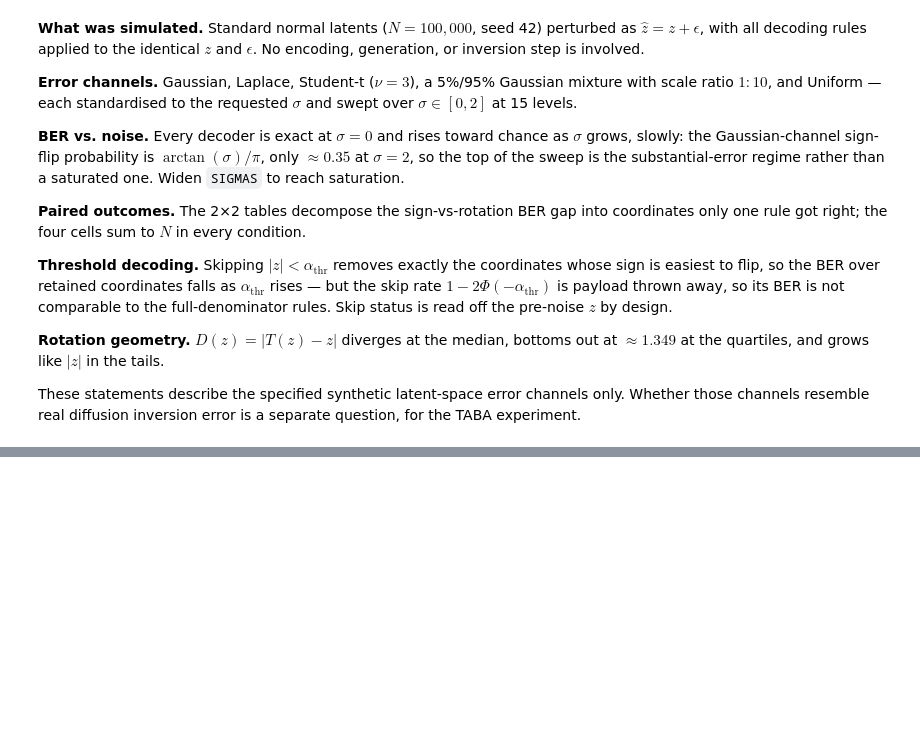
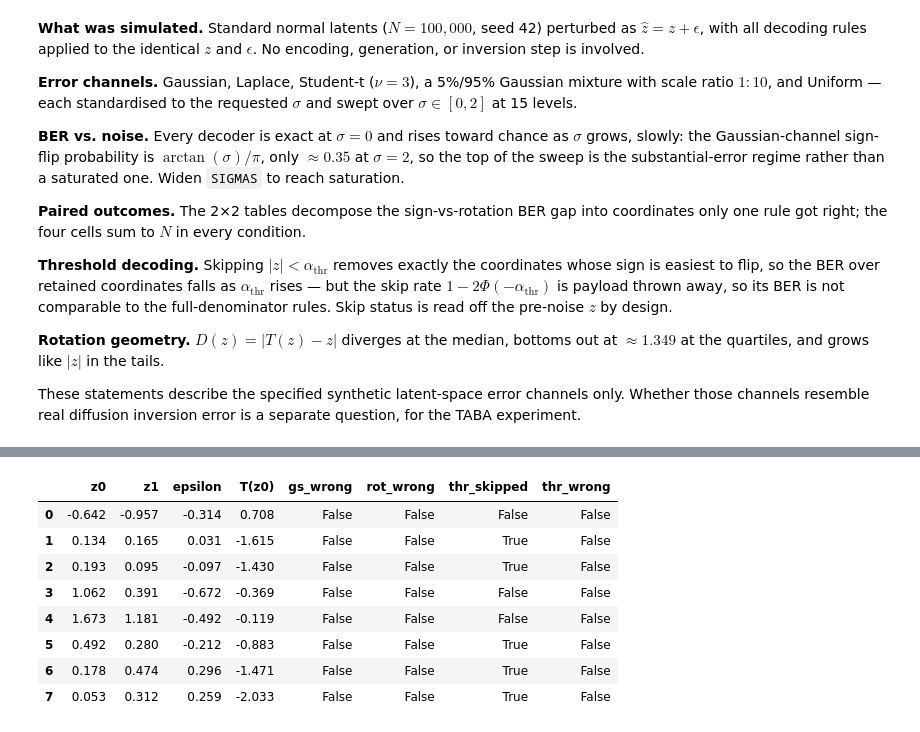
Before and after one commit to samuelcohen1/gaussian_rotation, a Jupyter notebook: gaussian_shading_vs_rotation.ipynb, the cells around one changed output, grey strips where cells are left out. Cells and saved outputs as stored; diff of their text form; code cells hidden in the pictures; blank space fills up the shorter version.

```diff
--- a/gaussian_shading_vs_rotation.ipynb
+++ b/gaussian_shading_vs_rotation.ipynb
@@ -588,0 +616,32 @@ channels resemble real diffusion inversion error is a separate question, for the
+# %%
+T_inv = rotate_latent(z0)
+gs_err = decode_gaussian_shading(z0, z1)
+rot_err = decode_rotation(z0, z1, T_inv)
+encoded, thr_err = decode_threshold(z0, z1)
+thr = threshold_stats(encoded, thr_err, z0.size)
+
+inv_n = z0.size
+inv_summary = pd.DataFrame(
+    {
+        "decoder": ["Gaussian Shading", "rotation", f"threshold (alpha={THR_ALPHA}, encoded only)"],
+        "BER": [gs_err.mean(), rot_err.mean(), thr["thr_ber"]],
+        "errors": [int(gs_err.sum()), int(rot_err.sum()), int(thr_err.sum())],
+        "denominator": [inv_n, inv_n, thr["thr_n_encoded"]],
+    }
+)
+display(inv_summary.round(4))
+print(
+    f"threshold skip rate {thr['thr_skip_rate']:.3f} "
+    f"({thr['thr_n_skipped']} skipped, {thr['thr_n_encoded']} encoded)"
+)
+
+inv_pairs = pd.DataFrame(
+    {
+        "both correct": [100 * np.mean(~gs_err & ~rot_err)],
+        "GS only correct": [100 * np.mean(~gs_err & rot_err)],
+        "rotation only correct": [100 * np.mean(gs_err & ~rot_err)],
+        "both wrong": [100 * np.mean(gs_err & rot_err)],
+    },
+    index=["percent of coordinates"],
+)
+display(inv_pairs.round(2))
@@ -588,0 +700,23 @@ channels resemble real diffusion inversion error is a separate question, for the
+# %%
+show = np.random.default_rng(SEED).choice(z0.size, size=8, replace=False)
+examples = pd.DataFrame({
+    "z0": z0[show],
+    "z1": z1[show],
+    "epsilon": eps_inv[show],
+    "T(z0)": T_inv[show],
+    "gs_wrong": gs_err[show],
+    "rot_wrong": rot_err[show],
+    "thr_skipped": ~encoded[show],
+    "thr_wrong": thr_err[show],
+})
+display(examples.round(3))
+# %% [output]
+|  | z0 | z1 | epsilon | T(z0) | gs_wrong | rot_wrong | thr_skipped | thr_wrong |
+| 0 | -0.642 | -0.957 | -0.314 | 0.708 | False | False | False | False |
+| 1 | 0.134 | 0.165 | 0.031 | -1.615 | False | False | True | False |
+| 2 | 0.193 | 0.095 | -0.097 | -1.430 | False | False | True | False |
+| 3 | 1.062 | 0.391 | -0.672 | -0.369 | False | False | False | False |
+| 4 | 1.673 | 1.181 | -0.492 | -0.119 | False | False | False | False |
+| 5 | 0.492 | 0.280 | -0.212 | -0.883 | False | False | True | False |
+| 6 | 0.178 | 0.474 | 0.296 | -1.471 | False | False | True | False |
+| 7 | 0.053 | 0.312 | 0.259 | -2.033 | False | False | True | False |
```
Also changed, not shown: parts of 5 cells of this notebook, 1 other file.
